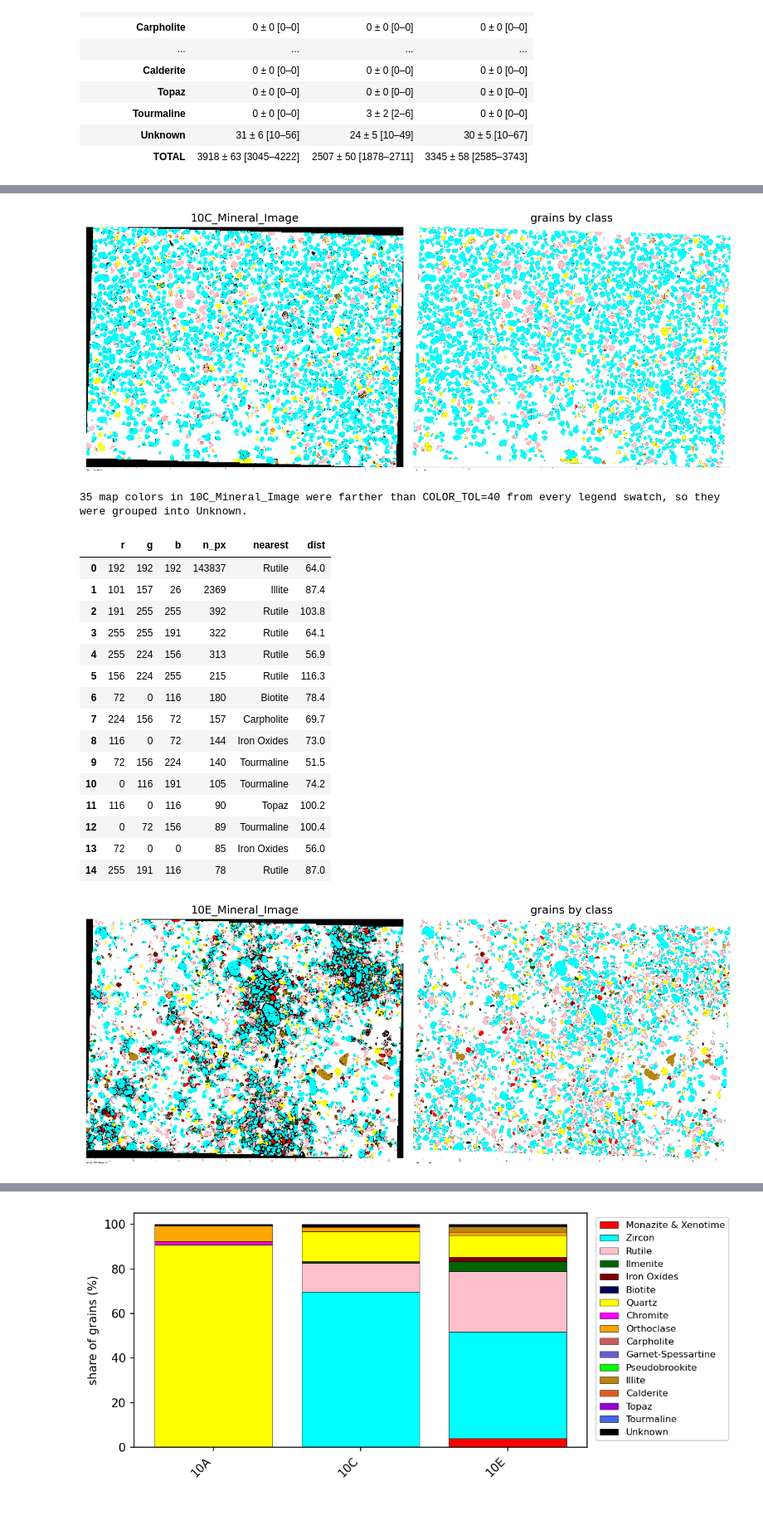
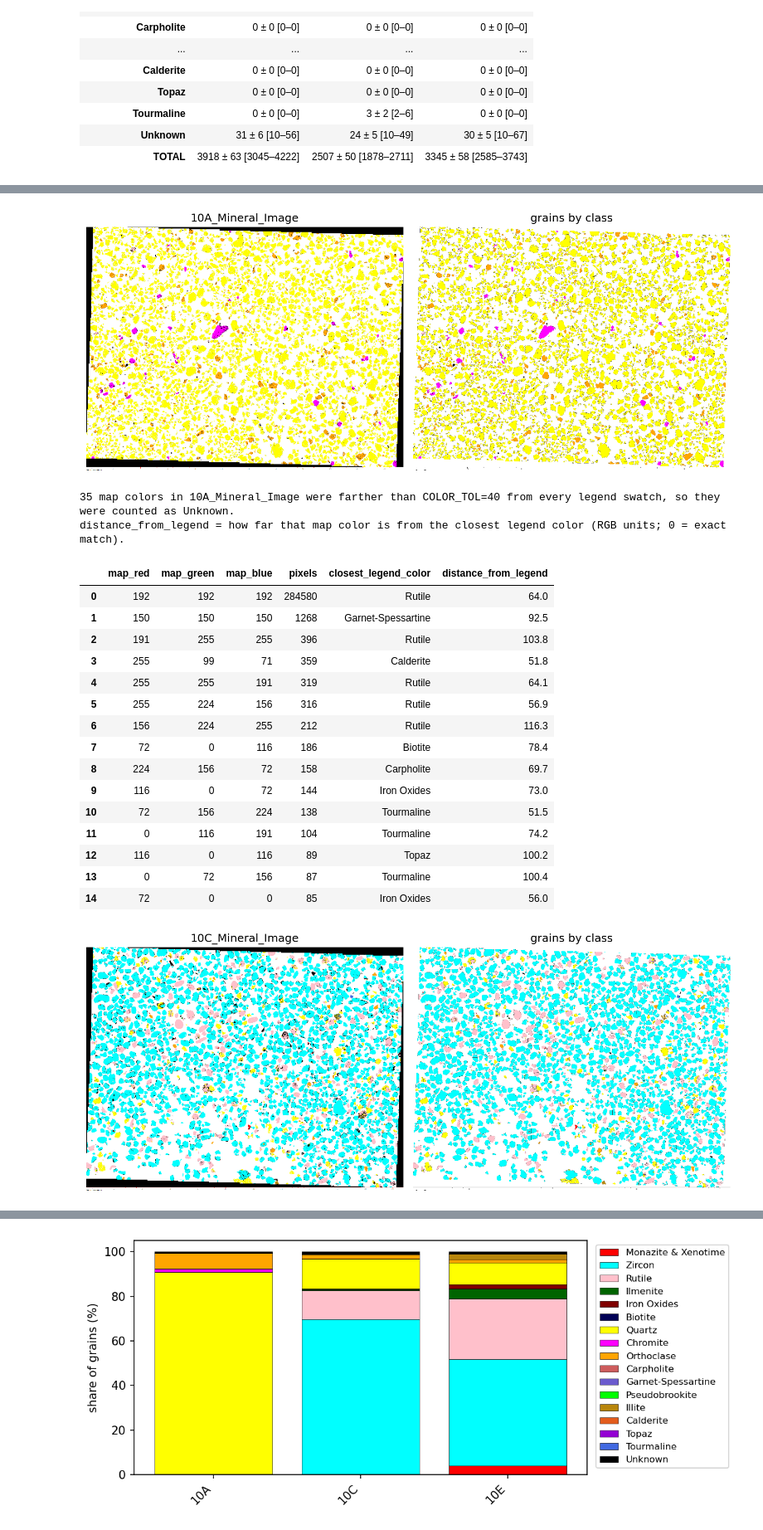
Before and after one commit to GeoLarryLai/pyPetrograph, a Jupyter notebook: pyPetrograph_mineralmap_count.ipynb, the cells around one changed output, grey strips where cells are left out. Shown at 83% size. Cells and saved outputs as stored; diff of their text form; code cells hidden in the pictures.

```diff
--- a/pyPetrograph_mineralmap_count.ipynb
+++ b/pyPetrograph_mineralmap_count.ipynb
@@ -194,46 +212,45 @@ display(format_counts(all_counts).reindex(list(LEGEND) + ["TOTAL"]))
 # %%
-PREVIEW_STEMS = ("10C_Mineral_Image", "10E_Mineral_Image")
-PREVIEW_PATHS = [p for p in IMAGE_PATHS if p.stem in PREVIEW_STEMS]
-
-for PREVIEW in PREVIEW_PATHS:
+for PREVIEW in IMAGE_PATHS:
     paths = mineralmap_paths(PREVIEW)
     if not paths["class_rgb"].exists():
         print("skip preview — missing", paths["class_rgb"])
         continue
     orig = Image.open(PREVIEW).convert("RGB")
     over = Image.open(paths["class_rgb"])
     scale = 800 / max(orig.size)
     size = (int(orig.size[0] * scale), int(orig.size[1] * scale))
     fig, axes = plt.subplots(1, 2, figsize=(10, 4.5), dpi=150)
     axes[0].imshow(orig.resize(size, Image.NEAREST)); axes[0].set_title(PREVIEW.stem)
     axes[1].imshow(over.resize(size, Image.NEAREST)); axes[1].set_title("grains by class")
     for ax in axes:
         ax.set_axis_off()
     plt.tight_layout(); plt.show()
 
-    unlisted = pd.read_csv(paths["unlisted_csv"])
+    unlisted = format_unlisted(pd.read_csv(paths["unlisted_csv"]))
     print(
         f"{len(unlisted)} map colors in {PREVIEW.stem} were farther than COLOR_TOL={COLOR_TOL} "
-        "from every legend swatch, so they were grouped into Unknown."
+        "from every legend swatch, so they were counted as Unknown."
     )
+    print("distance_from_legend = how far that map color is from the closest legend color (RGB units; 0 = exact match).")
     display(unlisted.head(15))
 # %% [output]
-[figure, old version]
+[figure, new version]
-35 map colors in 10C_Mineral_Image were farther than COLOR_TOL=40 from every legend swatch, so they were grouped into Unknown.
+35 map colors in 10A_Mineral_Image were farther than COLOR_TOL=40 from every legend swatch, so they were counted as Unknown.
+distance_from_legend = how far that map color is from the closest legend color (RGB units; 0 = exact match).
-|  | r | g | b | n_px | nearest | dist |
-| 0 | 192 | 192 | 192 | 143837 | Rutile | 64.0 |
-| 1 | 101 | 157 | 26 | 2369 | Illite | 87.4 |
-| 2 | 191 | 255 | 255 | 392 | Rutile | 103.8 |
-| 3 | 255 | 255 | 191 | 322 | Rutile | 64.1 |
-| 4 | 255 | 224 | 156 | 313 | Rutile | 56.9 |
-| 5 | 156 | 224 | 255 | 215 | Rutile | 116.3 |
-| 6 | 72 | 0 | 116 | 180 | Biotite | 78.4 |
-| 7 | 224 | 156 | 72 | 157 | Carpholite | 69.7 |
-| 8 | 116 | 0 | 72 | 144 | Iron Oxides | 73.0 |
-| 9 | 72 | 156 | 224 | 140 | Tourmaline | 51.5 |
-| 10 | 0 | 116 | 191 | 105 | Tourmaline | 74.2 |
-| 11 | 116 | 0 | 116 | 90 | Topaz | 100.2 |
-| 12 | 0 | 72 | 156 | 89 | Tourmaline | 100.4 |
-| 13 | 72 | 0 | 0 | 85 | Iron Oxides | 56.0 |
-| 14 | 255 | 191 | 116 | 78 | Rutile | 87.0 |
+|  | map_red | map_green | map_blue | pixels | closest_legend_color | distance_from_legend |
+| 0 | 192 | 192 | 192 | 284580 | Rutile | 64.0 |
+| 1 | 150 | 150 | 150 | 1268 | Garnet-Spessartine | 92.5 |
+| 2 | 191 | 255 | 255 | 396 | Rutile | 103.8 |
+| 3 | 255 | 99 | 71 | 359 | Calderite | 51.8 |
+| 4 | 255 | 255 | 191 | 319 | Rutile | 64.1 |
+| 5 | 255 | 224 | 156 | 316 | Rutile | 56.9 |
+| 6 | 156 | 224 | 255 | 212 | Rutile | 116.3 |
+| 7 | 72 | 0 | 116 | 186 | Biotite | 78.4 |
+| 8 | 224 | 156 | 72 | 158 | Carpholite | 69.7 |
+| 9 | 116 | 0 | 72 | 144 | Iron Oxides | 73.0 |
+| 10 | 72 | 156 | 224 | 138 | Tourmaline | 51.5 |
+| 11 | 0 | 116 | 191 | 104 | Tourmaline | 74.2 |
+| 12 | 116 | 0 | 116 | 89 | Topaz | 100.2 |
+| 13 | 0 | 72 | 156 | 87 | Tourmaline | 100.4 |
+| 14 | 72 | 0 | 0 | 85 | Iron Oxides | 56.0 |
-[figure, old version]
+[figure, new version]
```
Also changed, not shown: parts of 6 cells of this notebook, 12 other files.
